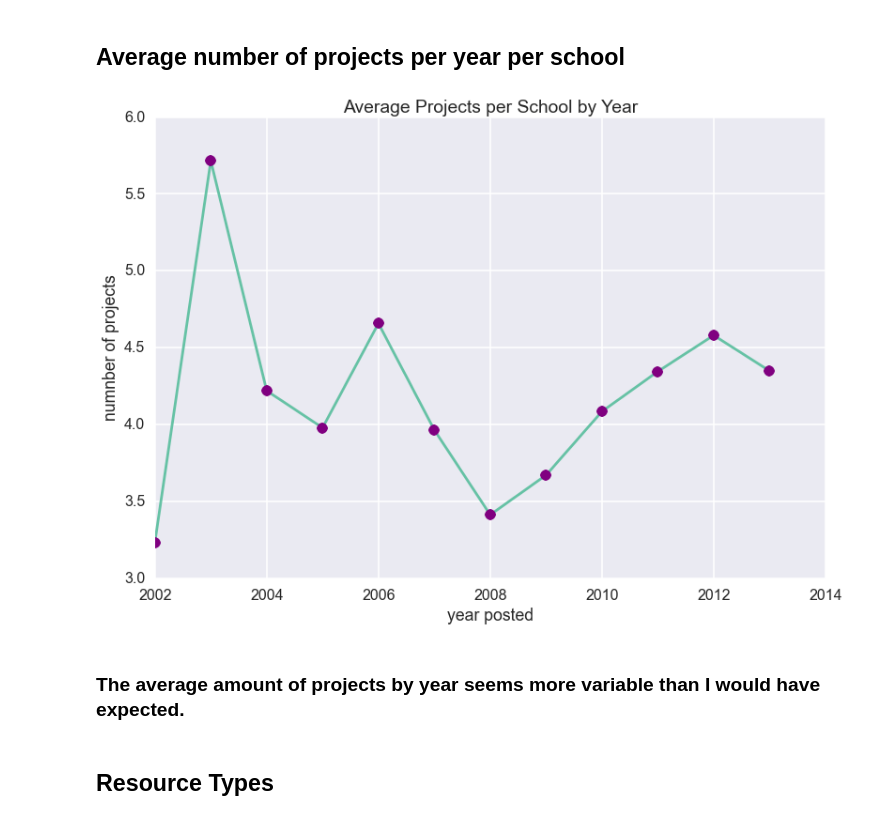
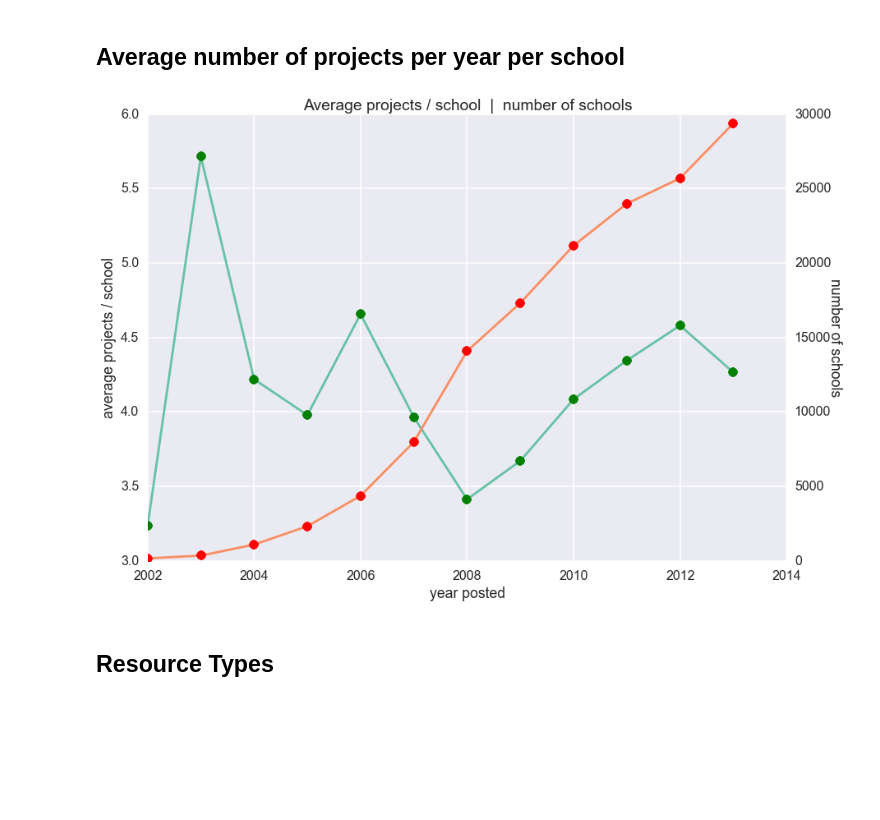
Before and after one commit to abshinn/mind-the-gap, a Jupyter notebook: lookerEDA.ipynb, the cells around one changed output. Cells and saved outputs as stored; diff of their text form; code cells hidden in the pictures; blank space fills up the shorter version.

```diff
--- a/lookerEDA.ipynb
+++ b/lookerEDA.ipynb
@@ -154,19 +165,36 @@ plt.title("Projects per year per school Histo");
 # %% [markdown]
 ## Average number of projects per year per school
 # %%
-projs_by_year = df.sort("date_posted").groupby(["_schoolid", "year_posted"])._projectid.nunique()
+# projs_by_year = df.sort("date_posted").groupby(["_schoolid", "year_posted"])._projectid.nunique()
+# schools_by_year = df.sort("date_posted").groupby("year_posted")._schoolid.nunique()
 # %%
-groupby_year = df.groupby("year_posted")
-projs_by_year = groupby_year._projectid.nunique()/groupby_year._schoolid.nunique()
+# groupby_year = df.groupby("year_posted")
+# projs_by_year = groupby_year._projectid.nunique()/groupby_year._schoolid.nunique()
 
-projs_by_year[projs_by_year.index < 2014].plot(marker="o",markerfacecolor="purple")
-plt.title("Average Projects per School by Year")
-plt.ylabel("numnber of projects")
-plt.xlabel("year posted");
+# projs_by_year[projs_by_year.index < 2014].plot(marker="o",markerfacecolor="purple")
+# plt.title("Average Projects per School by Year")
+# plt.ylabel("numnber of projects")
+# plt.xlabel("year posted");
+
+# add another axis and num_schools per year
-# %% [output]
-[figure, removed]
-# %% [markdown]
-### The average amount of projects by year seems more variable than I would have expected.
+# %%
+yeardf = pd.concat([projs_by_year.to_frame(), schools_by_year.to_frame()], axis = 1)
+yeardf.columns = ["project/year", "schools"]
+yeardf = yeardf[yeardf.index < 2014]
+# %%
+fig, ax = plt.subplots()
+
+yeardf["project/year"].plot(ax=ax, marker="o", markerfacecolor="green")
+plt.xlabel("year posted")
+plt.ylabel("average projects / school")
+
+yeardf["schools"].plot(ax=ax,secondary_y=True, marker="o", markerfacecolor="red")
+plt.title("Average projects / school  |  number of schools")
+plt.ylabel("number of schools", rotation=270, verticalalignment="center")
+
+plt.tight_layout();
+# %% [output]
+[figure, added]
 # %% [markdown]
 ## Resource Types
 # %%
```
Also changed, not shown: parts of 22 cells of this notebook, 1 other file.
